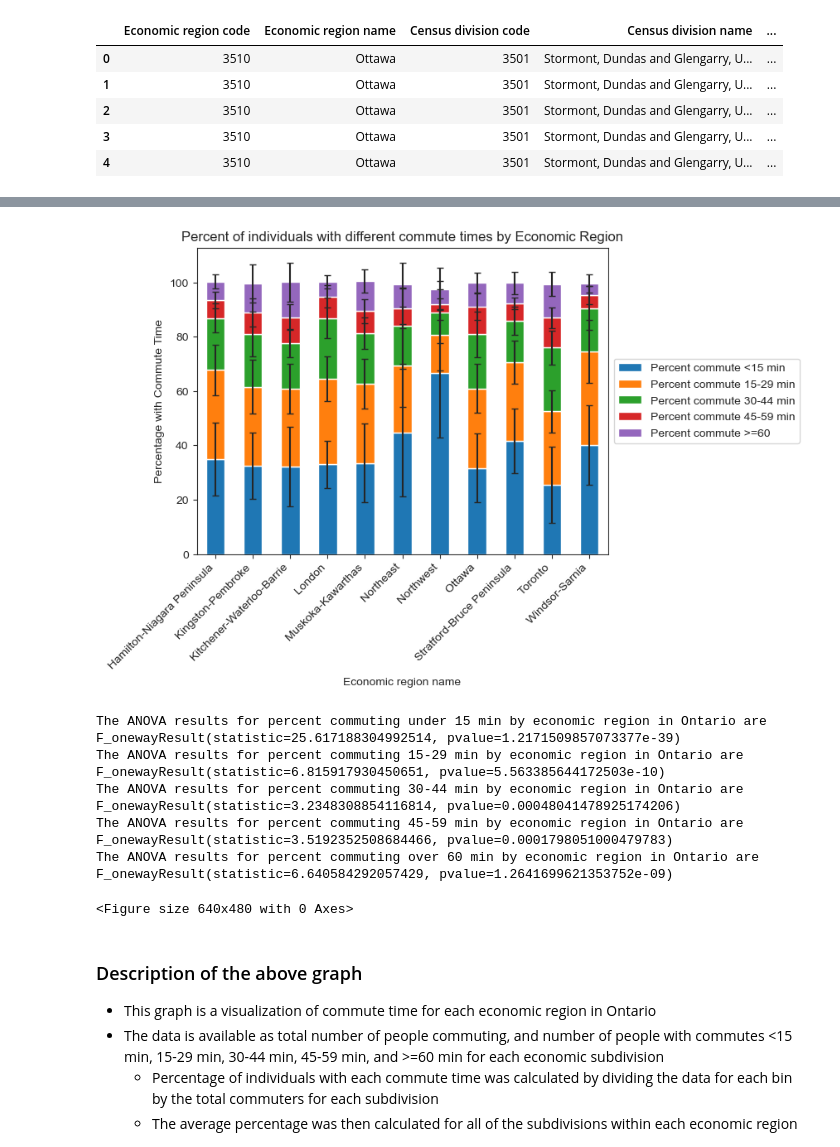
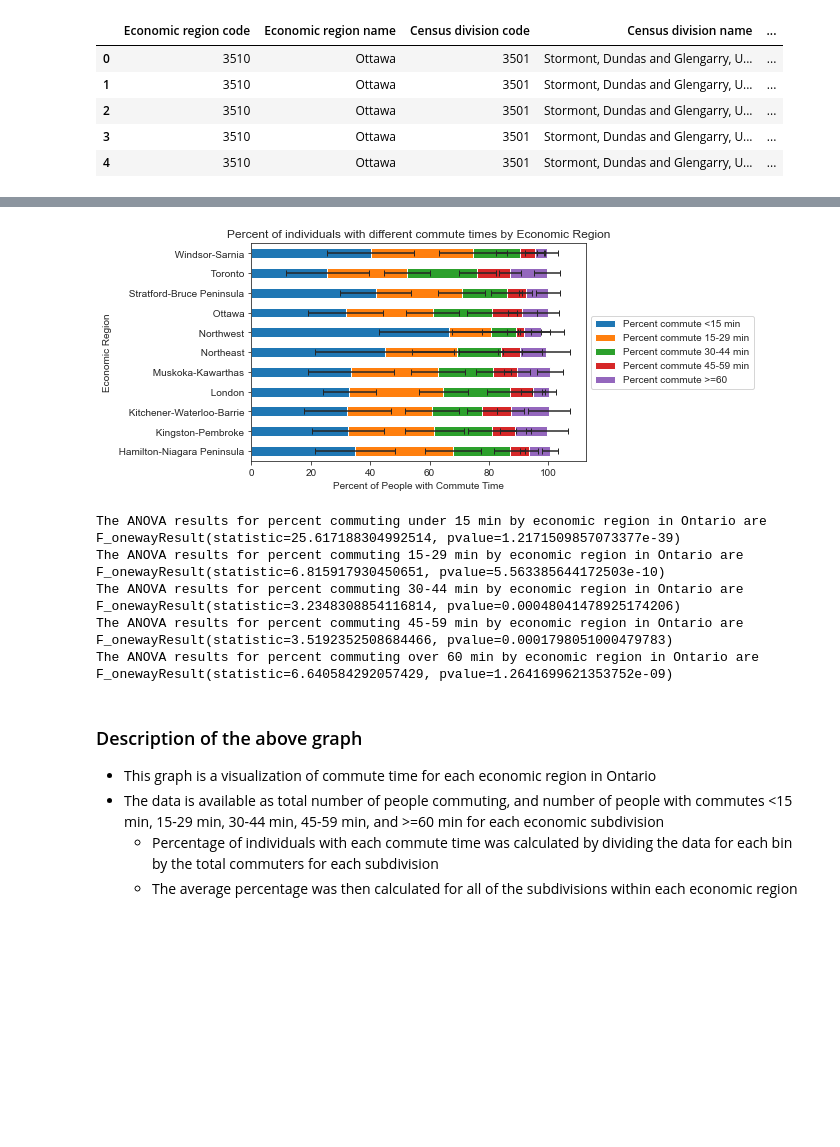
Before and after one commit to AyokOluwole/project-1, a Jupyter notebook: wage_jobs_analysis/wage_jobs_analysis.ipynb, the cells around one changed output, grey strips where cells are left out. Drawn from its saved outputs; the diff is of its cells as text; code cells hidden in the pictures; blank space fills up the shorter version.

Commit message:
done analysis

```diff
--- a/wage_jobs_analysis/wage_jobs_analysis.ipynb
+++ b/wage_jobs_analysis/wage_jobs_analysis.ipynb
@@ -492,57 +494,56 @@ ER_mean_stdev
 # %%
 ## Plots a stacked bar chart of commute times by economic region; y = average percent with each commute time in the region, and error bars = standard deviation
-ER_summary_mean[['Percent commute <15 min','Percent commute 15-29 min', 'Percent commute 30-44 min','Percent commute 45-59 min', 'Percent commute >=60']].plot(kind='bar', stacked=True, yerr=ER_summary_stdev[['Percent commute <15 min','Percent commute 15-29 min', 'Percent commute 30-44 min','Percent commute 45-59 min', 'Percent commute >=60']], capsize=3)
+ER_summary_mean[['Percent commute <15 min','Percent commute 15-29 min', 'Percent commute 30-44 min','Percent commute 45-59 min', 'Percent commute >=60']].plot(kind='barh', stacked=True, xerr=ER_summary_stdev[['Percent commute <15 min','Percent commute 15-29 min', 'Percent commute 30-44 min','Percent commute 45-59 min', 'Percent commute >=60']], capsize=3)
 
 # Formats the chart
 plt.legend(loc='center left', bbox_to_anchor=(1.0, 0.5))
-plt.ylabel("Percentage with Commute Time")
+plt.ylabel("Economic Region")
+plt.xlabel("Percent of People with Commute Time")
 plt.title("Percent of individuals with different commute times by Economic Region")
-plt.xticks(rotation=45, ha='right')
+
+# Save the figure
+plt.savefig("Outputs/commute.png")
 
 # Shows the plot
 plt.show()
 
-# Save the figure
-plt.savefig("Outputs/commute.png")
-
 ## Performs ANOVA statistical test to determine statistical significance of differences in averages of commute time bands
 ## Makes groups for ANOVA analysis
-# Sets up an empty list to hold groups
+# Sets up empty dicts to hold groups
 under_15 = {}
 from_15_29 = {}
 from_30_44 = {}
 from_45_59 = {}
 over_60 = {}
 
-# Iterates through Economic regions
+# Iterates through Economic regions and populates groups
 for region in ER_summary_mean.index:
     under_15[region] = summary_census[(summary_census['Economic region name'] == region) & (summary_census['Percent commute <15 min']>0)]['Percent commute <15 min']
     from_15_29[region] = summary_census[(summary_census['Economic region name'] == region) & (summary_census['Percent commute 15-29 min']>0)]['Percent commute 15-29 min']
     from_30_44[region] = summary_census[(summary_census['Economic region name'] == region) & (summary_census['Percent commute 30-44 min']>0)]['Percent commute 30-44 min']
     from_45_59[region] = summary_census[(summary_census['Economic region name'] == region) & (summary_census['Percent commute 45-59 min']>0)]['Percent commute 45-59 min']
     over_60[region] = summary_census[(summary_census['Economic region name'] == region) & (summary_census['Percent commute >=60']>0)]['Percent commute >=60']
 
-## Performs ANOVA analysis to determine the significance of any differences in the means of the median, minimum, and maximum hourly wages in the different economic regions
+## Performs ANOVA analysis to determine the significance of any differences in the means of the averages reported
 under_15_sig = stats.f_oneway(*(under_15[region] for region in ER_summary_mean.index))
 from_15_29_sig = stats.f_oneway(*(from_15_29[region] for region in ER_summary_mean.index))
 from_30_44_sig = stats.f_oneway(*(from_30_44[region] for region in ER_summary_mean.index))
 from_45_59_sig = stats.f_oneway(*(from_45_59[region] for region in ER_summary_mean.index))
 over_60_sig = stats.f_oneway(*(over_60[region] for region in ER_summary_mean.index))
 
-# Prints the analysis
+# Prints the analysis results
 print(f"The ANOVA results for percent commuting under 15 min by economic region in Ontario are {under_15_sig}")
 print(f"The ANOVA results for percent commuting 15-29 min by economic region in Ontario are {from_15_29_sig}")
 print(f"The ANOVA results for percent commuting 30-44 min by economic region in Ontario are {from_30_44_sig}")
 print(f"The ANOVA results for percent commuting 45-59 min by economic region in Ontario are {from_45_59_sig}")
 print(f"The ANOVA results for percent commuting over 60 min by economic region in Ontario are {over_60_sig}")
 # %% [output]
-[figure, old version]
+[figure, new version]
 The ANOVA results for percent commuting under 15 min by economic region in Ontario are F_onewayResult(statistic=25.617188304992514, pvalue=1.2171509857073377e-39)
 The ANOVA results for percent commuting 15-29 min by economic region in Ontario are F_onewayResult(statistic=6.815917930450651, pvalue=5.563385644172503e-10)
 The ANOVA results for percent commuting 30-44 min by economic region in Ontario are F_onewayResult(statistic=3.2348308854116814, pvalue=0.00048041478925174206)
 The ANOVA results for percent commuting 45-59 min by economic region in Ontario are F_onewayResult(statistic=3.5192352508684466, pvalue=0.0001798051000479783)
 The ANOVA results for percent commuting over 60 min by economic region in Ontario are F_onewayResult(statistic=6.640584292057429, pvalue=1.2641699621353752e-09)
-<Figure size 640x480 with 0 Axes>
 # %% [markdown]
 ### Description of the above graph
 * This graph is a visualization of commute time for each economic region in Ontario
```
Also changed, not shown: parts of 16 cells of this notebook, 6 other files.
